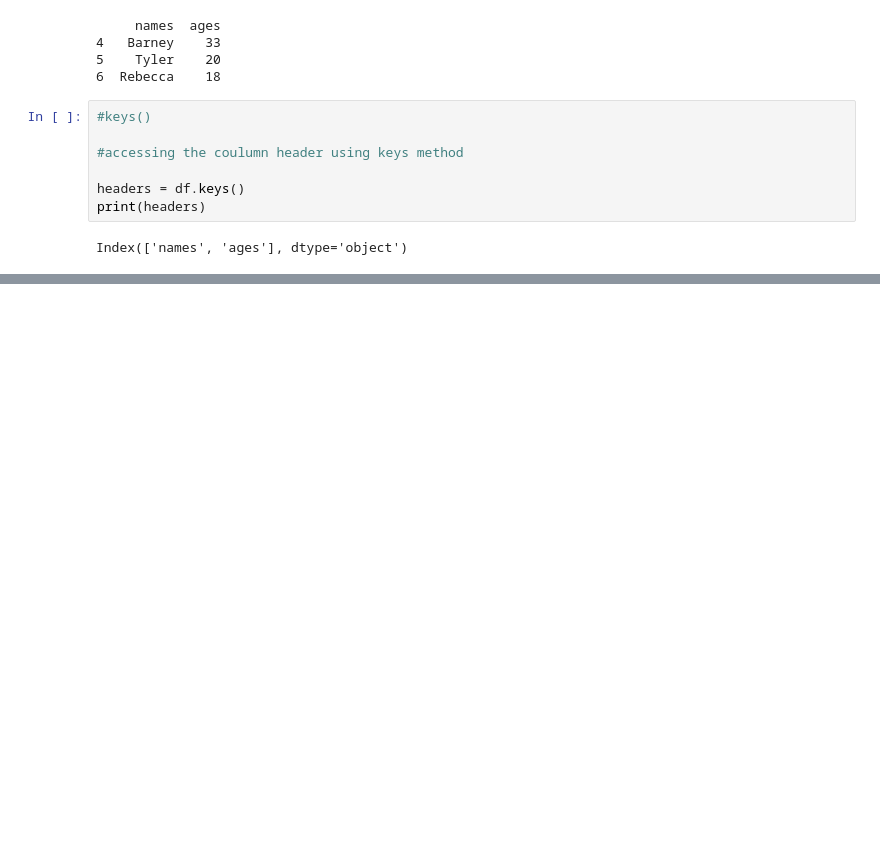
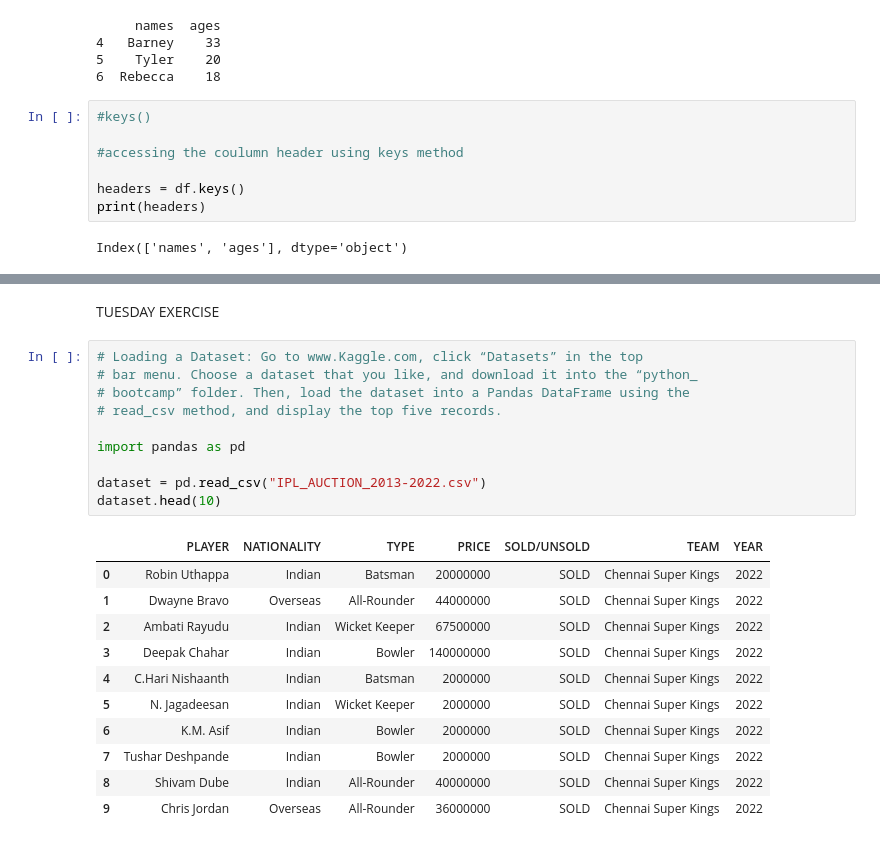
Before and after one commit to agarwalkirti27/python_bootcamp_Milliken, a Jupyter notebook: week10.ipynb, the cells around one changed output, grey strips where cells are left out. Drawn from its saved outputs; the diff is of its cells as text; blank space fills up the shorter version.

```diff
--- a/week10.ipynb
+++ b/week10.ipynb
@@ -164,0 +368,24 @@ Index(['names', 'ages'], dtype='object')
+# %% [markdown]
+TUESDAY EXERCISE
+# %%
+# Loading a Dataset: Go to www.Kaggle.com, click “Datasets” in the top
+# bar menu. Choose a dataset that you like, and download it into the “python_
+# bootcamp” folder. Then, load the dataset into a Pandas DataFrame using the
+# read_csv method, and display the top five records.
+
+import pandas as pd
+
+dataset = pd.read_csv("IPL_AUCTION_2013-2022.csv")
+dataset.head(10)
+# %% [output]
+|  | PLAYER | NATIONALITY | TYPE | PRICE | SOLD/UNSOLD | TEAM | YEAR |
+| 0 | Robin Uthappa | Indian | Batsman | 20000000 | SOLD | Chennai Super Kings | 2022 |
+| 1 | Dwayne Bravo | Overseas | All-Rounder | 44000000 | SOLD | Chennai Super Kings | 2022 |
+| 2 | Ambati Rayudu | Indian | Wicket Keeper | 67500000 | SOLD | Chennai Super Kings | 2022 |
+| 3 | Deepak Chahar | Indian | Bowler | 140000000 | SOLD | Chennai Super Kings | 2022 |
+| 4 | C.Hari Nishaanth | Indian | Batsman | 2000000 | SOLD | Chennai Super Kings | 2022 |
+| 5 | N. Jagadeesan | Indian | Wicket Keeper | 2000000 | SOLD | Chennai Super Kings | 2022 |
+| 6 | K.M. Asif | Indian | Bowler | 2000000 | SOLD | Chennai Super Kings | 2022 |
+| 7 | Tushar Deshpande | Indian | Bowler | 2000000 | SOLD | Chennai Super Kings | 2022 |
+| 8 | Shivam Dube | Indian | All-Rounder | 40000000 | SOLD | Chennai Super Kings | 2022 |
+| 9 | Chris Jordan | Overseas | All-Rounder | 36000000 | SOLD | Chennai Super Kings | 2022 |
```
Also changed, not shown: parts of 22 cells of this notebook, 1 other file.
